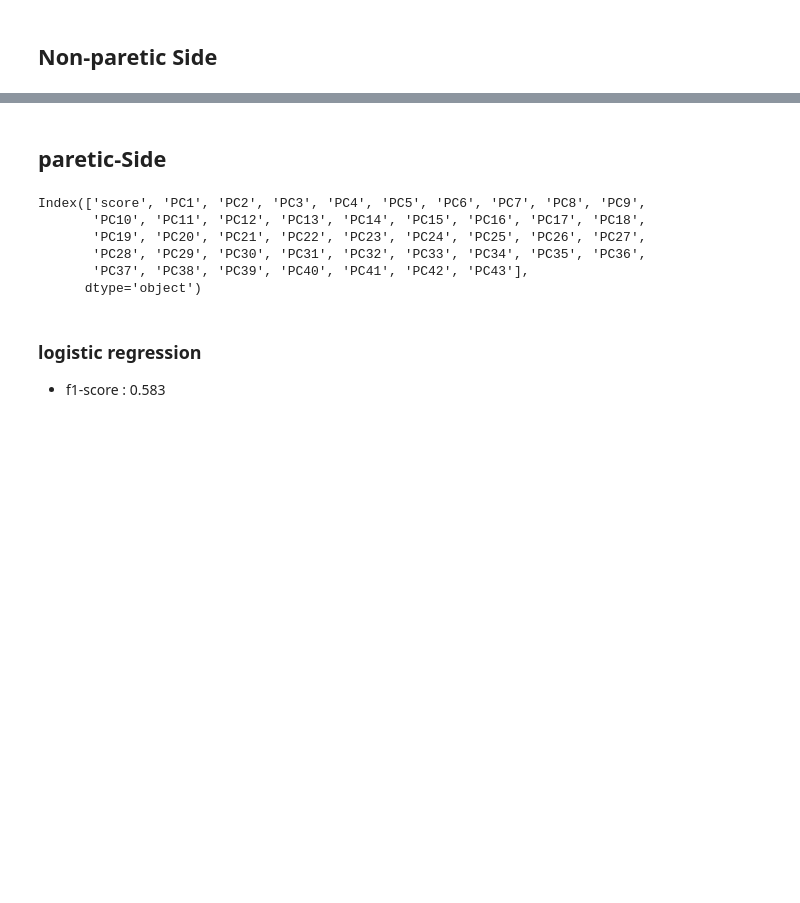
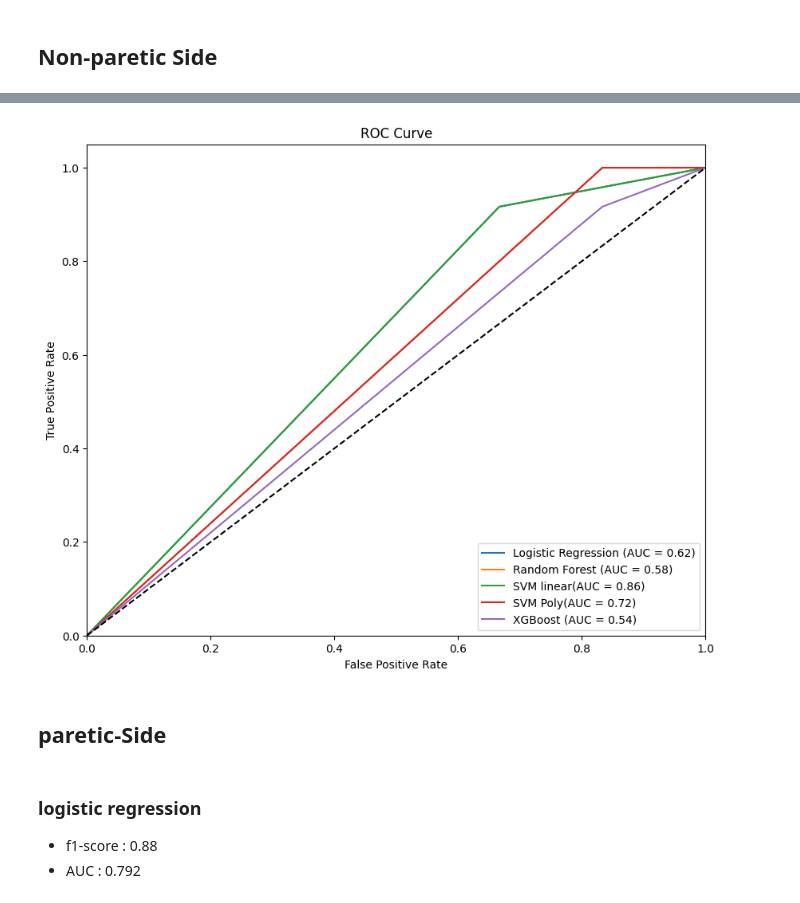
Before and after one commit to softstat/analysis, a Jupyter notebook: Angle.ipynb, the cells around one changed output, grey strips where cells are left out. Drawn from its saved outputs; the diff is of its cells as text; code cells hidden in the pictures; blank space fills up the shorter version.

```diff
--- a/Angle.ipynb
+++ b/Angle.ipynb
@@ -154,19 +96,10 @@ X_train , X_test , y_train , y_test  = train_test_split(X,y,test_size = 0.4,rand
 # %%
-from sklearn.feature_selection import RFECV
 lr_model = LogisticRegression()
 
-# RFECV를 사용하여 최적의 특성 선택
-rfecv = RFECV(estimator=lr_model, cv=5)
-X_train_rfecv = rfecv.fit_transform(X_train, y_train)
+# 선택된 특성으로 모델 학습
+lr_model.fit(X_train, y_train)
 
-# 선택된 특성으로 모델 학습
-lr_model.fit(X_train_rfecv, y_train)
-
-# 테스트 데이터에도 선택된 특성을 적용
-X_test_rfecv = rfecv.transform(X_test)
-
-# 테스트 데이터에 대한 예측
-y_pred_lr = lr_model.predict(X_test_rfecv)
+y_pred_lr = lr_model.predict(X_test)
 
 conf_matrix = confusion_matrix(y_test, y_pred_lr)
 print("Confusion Matrix:\n", conf_matrix)
@@ -182,11 +115,8 @@ print("f1-score:", f1_lr)
 auc_lr = roc_auc_score(y_test,y_pred_lr)
 print("AUC:",auc_lr)
 
-# 분류 보고서 출력 (정밀도, 재현율, F1 점수 등)
+# 분류 보고서 출력
 classification_rep_lr = classification_report(y_test, y_pred_lr)
 print("Classification Report:\n", classification_rep_lr)
-
-# 최적의 특성 개수 출력
-print("Optimal Number of Features:", rfecv.n_features_)
 # %% [output]
 Confusion Matrix:
@@ -447,19 +389,38 @@ Optimal Number of Features: 2
+# %%
+import matplotlib.pyplot as plt
+from sklearn.metrics import roc_curve, roc_auc_score, auc
+
+fpr_lr, tpr_lr, _ = roc_curve(y_test, y_pred_lr)
+fpr_rf, tpr_rf, _ = roc_curve(y_test, y_pred_best_rf)
+fpr_svm_linear, tpr_svm_linear, _ = roc_curve(y_test, y_pred_best_svm_linear)
+fpr_svm_poly, tpr_svm_poly, _ = roc_curve(y_test, y_pred_best_svm_poly)
+fpr_xgb, tpr_xgb, _ = roc_curve(y_test, y_pred_best_xgb)
+
+
+# ROC 곡선 그리기
+plt.figure(figsize=(10, 8))
+plt.plot(fpr_lr, tpr_lr, label='Logistic Regression (AUC = %0.2f)' % auc_lr)
+plt.plot(fpr_rf, tpr_rf, label='Random Forest (AUC = %0.2f)' % auc_best_rf)
+plt.plot(fpr_svm_linear, tpr_svm_linear, label='SVM linear(AUC = %0.2f)' % auc_best_svm_linear)
+plt.plot(fpr_svm_poly, tpr_svm_poly, label='SVM Poly(AUC = %0.2f)' % auc_best_svm_poly)
+plt.plot(fpr_xgb, tpr_xgb, label='XGBoost (AUC = %0.2f)' % auc_best_xgb)
+
+plt.plot([0, 1], [0, 1], 'k--')
+plt.xlim([0.0, 1.0])
+plt.ylim([0.0, 1.05])
+plt.xlabel('False Positive Rate')
+plt.ylabel('True Positive Rate')
+plt.title('ROC Curve')
+plt.legend(loc="lower right")
+plt.show()
+# %% [output]
+[figure, added]
 # %% [markdown]
 ## paretic-Side
 # %%
-df_par = pd.DataFrame(par_angle_result)
+df_par = pd.DataFrame(PRC)
 y = pd.DataFrame(y)
 par = pd.concat([y,df_par],axis=1)
-par.columns = ['PC'+ str(i) for i in range(0,44)]
 colname = list(par.columns)
 colname[0] = "score"
-par.columns = colname
-par.columns
-# %% [output]
-Index(['score', 'PC1', 'PC2', 'PC3', 'PC4', 'PC5', 'PC6', 'PC7', 'PC8', 'PC9',
-       'PC10', 'PC11', 'PC12', 'PC13', 'PC14', 'PC15', 'PC16', 'PC17', 'PC18',
-       'PC19', 'PC20', 'PC21', 'PC22', 'PC23', 'PC24', 'PC25', 'PC26', 'PC27',
-       'PC28', 'PC29', 'PC30', 'PC31', 'PC32', 'PC33', 'PC34', 'PC35', 'PC36',
-       'PC37', 'PC38', 'PC39', 'PC40', 'PC41', 'PC42', 'PC43'],
-      dtype='object')
 # %%
@@ -474,4 +432,5 @@ X_test_selected = k_best.transform(X_test)
 # %% [markdown]
 ### logistic regression
-- f1-score : 0.583
+- f1-score : 0.88
+- AUC : 0.792
 # %%
```
Also changed, not shown: parts of 57 cells of this notebook.
